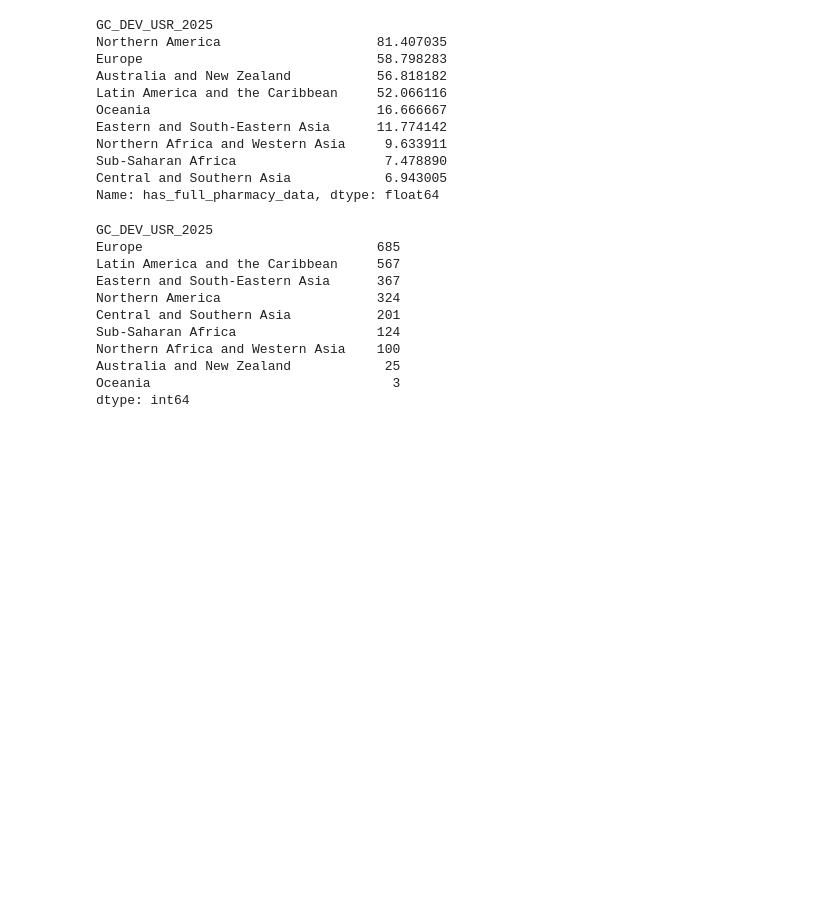
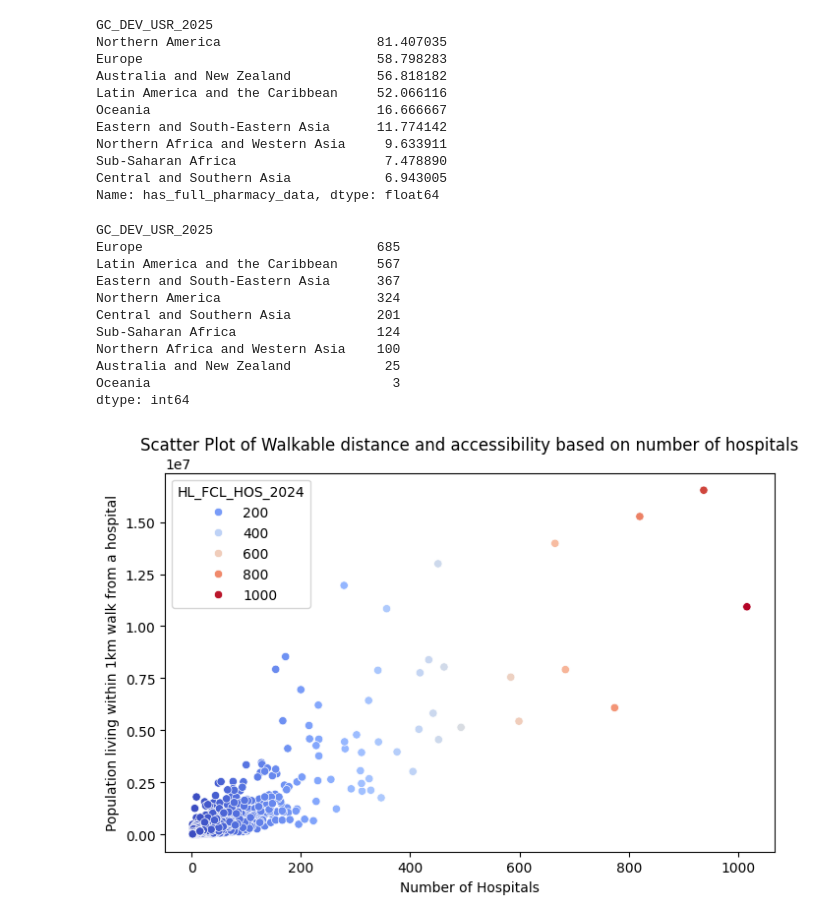
Before and after one commit to ArnoldG8/TidyTuesday_September_Health_metrics_in_urban_centres_worldwide, a Jupyter notebook: september-tidytuesday.ipynb, the cells around one changed output. Cells and saved outputs as stored; diff of their text form; code cells hidden in the pictures; blank space fills up the shorter version.

Commit message:
Kaggle Notebook | September_TidyTuesday | Added Scatter plot to visualize correalations

```diff
--- a/september-tidytuesday.ipynb
+++ b/september-tidytuesday.ipynb
@@ -236,3 +236,13 @@ Northern Africa and Western Asia    100
 Australia and New Zealand            25
 Oceania                               3
 dtype: int64
+# %%
+# Walkable distance hospitals
+plt.figure(figsize=(8, 5))
+sns.scatterplot(x='HL_FCL_HOS_2024', y='HL_POP_HOS_2025', data=EDA_health, hue='HL_FCL_HOS_2024', palette='coolwarm')
+plt.title('Scatter Plot of Walkable distance and accessibility based on number of hospitals')
+plt.xlabel('Number of Hospitals')
+plt.ylabel('Population living within 1km walk from a hospital')
+plt.show()
+# %% [output]
+[figure, added]
```
Also changed, not shown: parts of 1 cell of this notebook.
